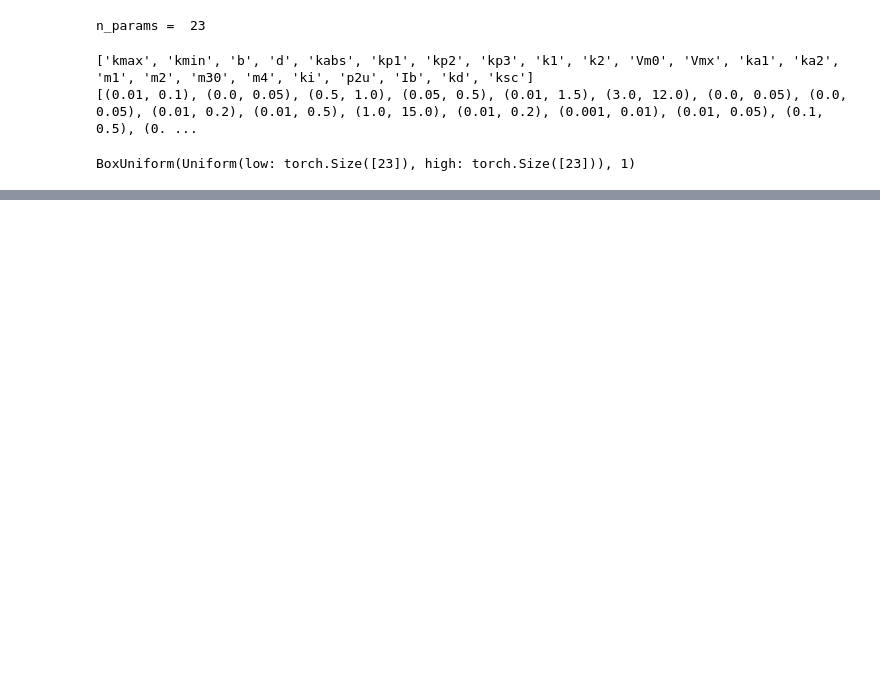
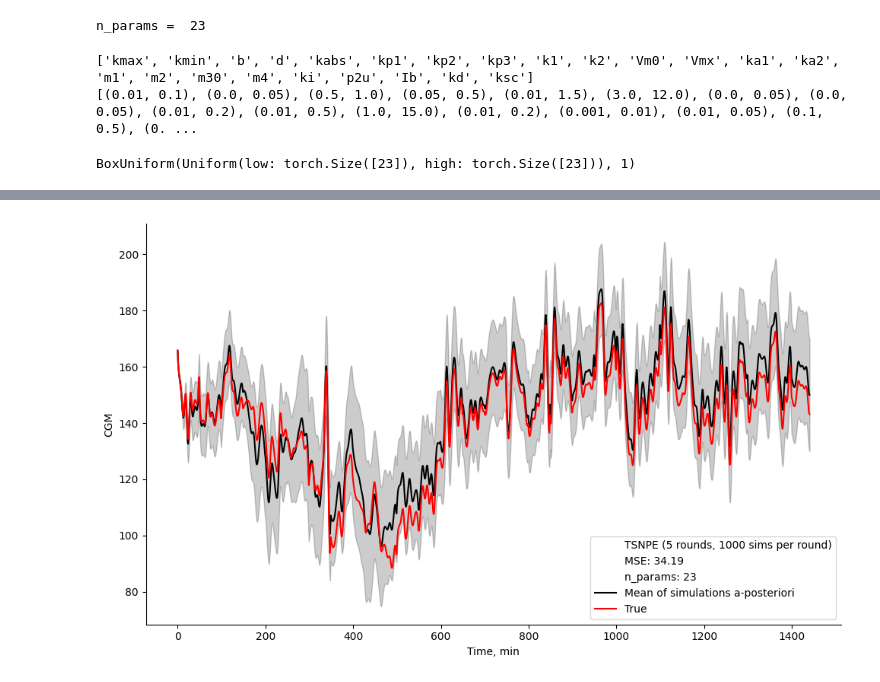
Before and after one commit to Artemii-Shlychkov/Simulation-based-inference-for-glucose-levels-monitoring, a Jupyter notebook: Workbook.ipynb, the cells around one changed output, grey strips where cells are left out. Saved outputs shown, nothing was run; the diff lists cells and outputs as text; code cells hidden in the pictures; blank space fills up the shorter version.

```diff
--- a/Workbook.ipynb
+++ b/Workbook.ipynb
@@ -386,0 +438,3 @@ Using SNPE-C with atomic loss
+# %%
+
+samples = sample_from_posterior(posterior_dist, true_observation, num_samples = 1000)
@@ -386,0 +507,4 @@ Using SNPE-C with atomic loss
+# %%
+#long_simulation_posterior = long_simulation_posterior.cpu().numpy()
+mean_long_simulation_posterior = np.mean(long_simulation_posterior, axis=0)
+std_long_simulation_posterior = np.std(long_simulation_posterior, axis=0)
@@ -386,0 +516,20 @@ Using SNPE-C with atomic loss
+# %%
+timeline_long = np.arange(long_simulation_posterior.shape[1])
+# %%
+fig, ax = plt.subplots(figsize=(10, 6))
+ax.scatter(0, 100, s=0, label=f'TSNPE (5 rounds, 1000 sims per round)')
+ax.scatter(0, 100, s=0, label=f'MSE: {mse:.2f}')
+ax.scatter(0, 100, s=0, label=f'n_params: {len(fields(ParamPriors))}')
+ax.plot(timeline_long, mean_long_simulation_posterior, label='Mean of simulations a-posteriori', color = 'black')
+ax.fill_between(timeline_long, mean_long_simulation_posterior - std_long_simulation_posterior, mean_long_simulation_posterior + std_long_simulation_posterior, alpha=0.2, color='black')
+ax.plot(timeline_long, long_simulation_true[0].cpu().numpy(), label='True', color = 'red')
+sns.despine()
+
+ax.set_xlabel('Time, min')
+ax.set_ylabel('CGM')
+#ax.text(0.1, 0.1, f'MSE: {mse:.2f}', transform=ax.transAxes)
+
+ax.legend(loc = 'lower right')
+plt.tight_layout()
+# %% [output]
+[figure, added]
```
Also changed, not shown: parts of 36 cells of this notebook, 5 other files.
